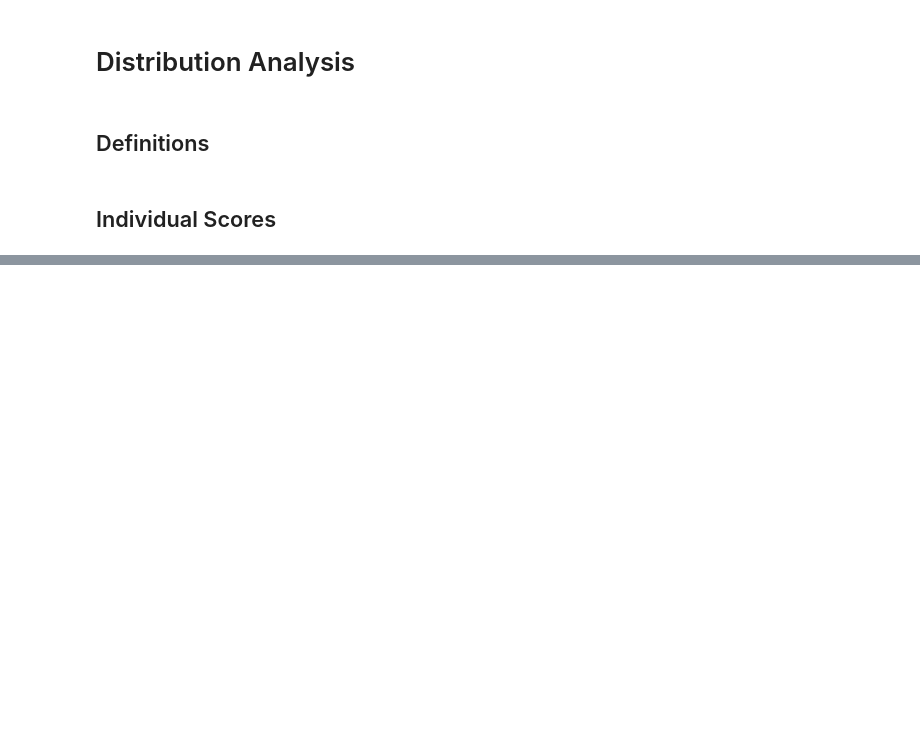
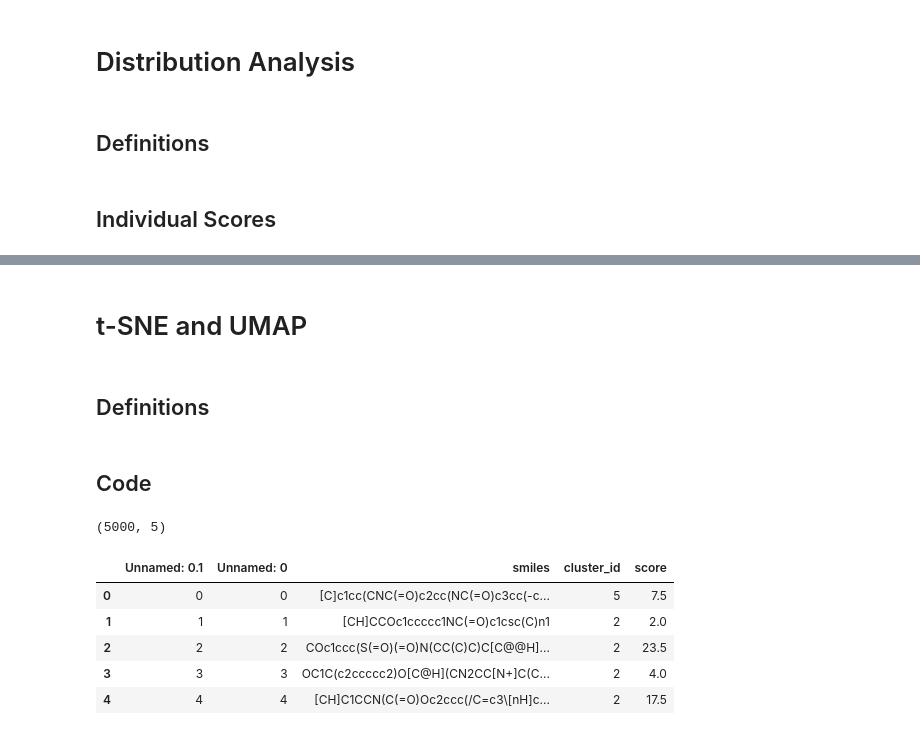
Before and after one commit to gregory-kyro/ChemSpaceAL, a Jupyter notebook: PCA fitting.ipynb, the cells around one changed output, grey strips where cells are left out. Cells and saved outputs as stored; diff of their text form; code cells hidden in the pictures; blank space fills up the shorter version.

```diff
--- a/PCA fitting.ipynb
+++ b/PCA fitting.ipynb
@@ -610,0 +552,4 @@ array([0.18405689, 0.05313747, 0.05101234, 0.03719958, 0.03377713,
+# %% [markdown]
+# t-SNE and UMAP
+# %% [markdown]
+## Definitions
@@ -610,0 +597,29 @@ array([0.18405689, 0.05313747, 0.05101234, 0.03719958, 0.03377713,
+# %% [markdown]
+## Code
+# %%
+base_df = pd.read_csv(f"{SCORING_PATH}scored_dataframes/model1_baseline.csv")
+sub1_df = pd.read_csv(f"{SCORING_PATH}scored_dataframes/model1_softsub_al1.csv")
+div1_df = pd.read_csv(f"{SCORING_PATH}scored_dataframes/model1_softdiv_al1.csv")
+sub2_df = pd.read_csv(f"{SCORING_PATH}scored_dataframes/model1_softsub_al2.csv")
+div2_df = pd.read_csv(f"{SCORING_PATH}scored_dataframes/model1_softdiv_al2.csv")
+scored_base = gpt_base[gpt_base['smiles'].isin(base_df['smiles'].unique())]
+scored_sub1 = gpt_sub1[gpt_sub1['smiles'].isin(sub1_df['smiles'].unique())]
+scored_div1 = gpt_div1[gpt_div1['smiles'].isin(div1_df['smiles'].unique())]
+scored_sub2 = gpt_sub2[gpt_sub2['smiles'].isin(sub2_df['smiles'].unique())]
+scored_div2 = gpt_div2[gpt_div2['smiles'].isin(div2_df['smiles'].unique())]
+smiles, scores, descriptors = [], [], []
+for df in [base_df, sub1_df, div1_df, sub2_df, div2_df]:
+    smiles.extend(df['smiles'])
+    scores.extend(df['score'])
+descriptors_all = pd.concat([scored_base, scored_sub1, scored_div1, scored_sub2, scored_div2])
+scored_all = pd.concat([base_df, sub1_df, div1_df, sub2_df, div2_df])
+print(scored_all.shape)
+scored_all.head()
+# %% [output]
+(5000, 5)
+|  | Unnamed: 0.1 | Unnamed: 0 | smiles | cluster_id | score |
+| 0 | 0 | 0 | [C]c1cc(CNC(=O)c2cc(NC(=O)c3cc(-c... | 5 | 7.5 |
+| 1 | 1 | 1 | [CH]CCOc1ccccc1NC(=O)c1csc(C)n1 | 2 | 2.0 |
+| 2 | 2 | 2 | COc1ccc(S(=O)(=O)N(CC(C)C)C[C@@H]... | 2 | 23.5 |
+| 3 | 3 | 3 | OC1C(c2ccccc2)O[C@H](CN2CC[N+]C(C... | 2 | 4.0 |
+| 4 | 4 | 4 | [CH]C1CCN(C(=O)Oc2ccc(/C=c3\[nH]c... | 2 | 17.5 |
```
Also changed, not shown: parts of 34 cells of this notebook, 22 other files.
